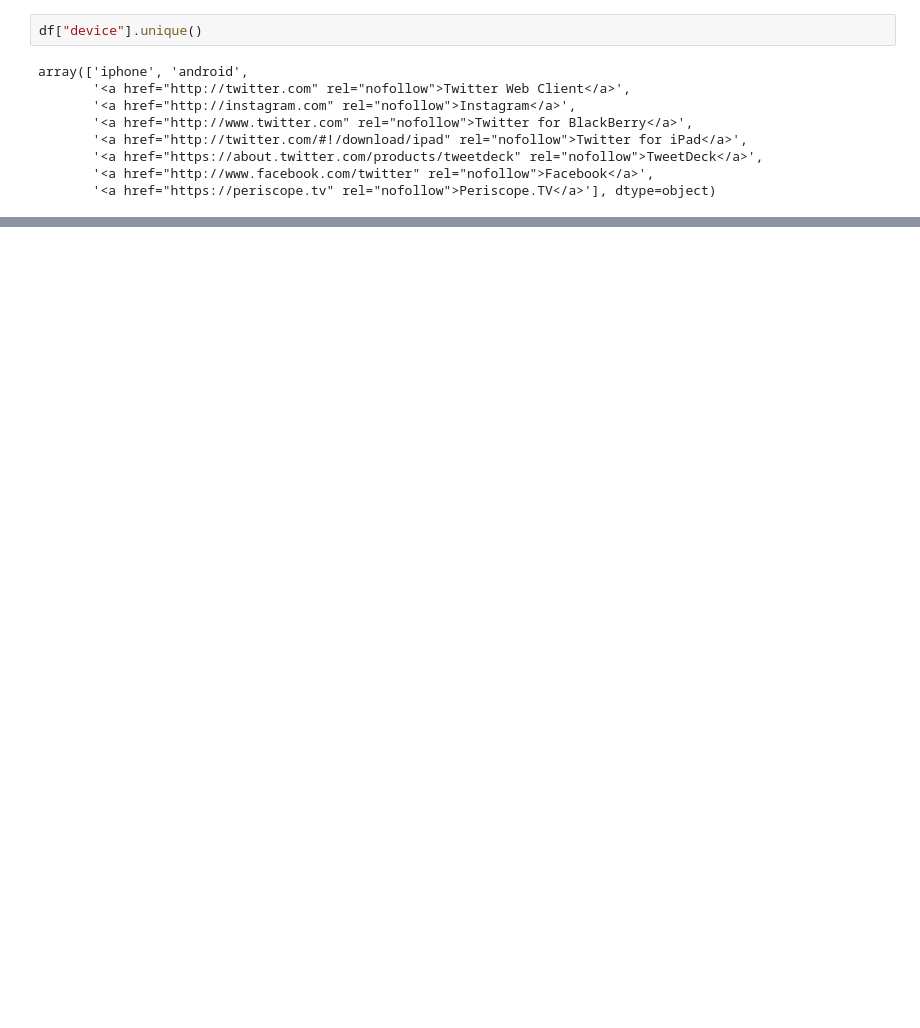
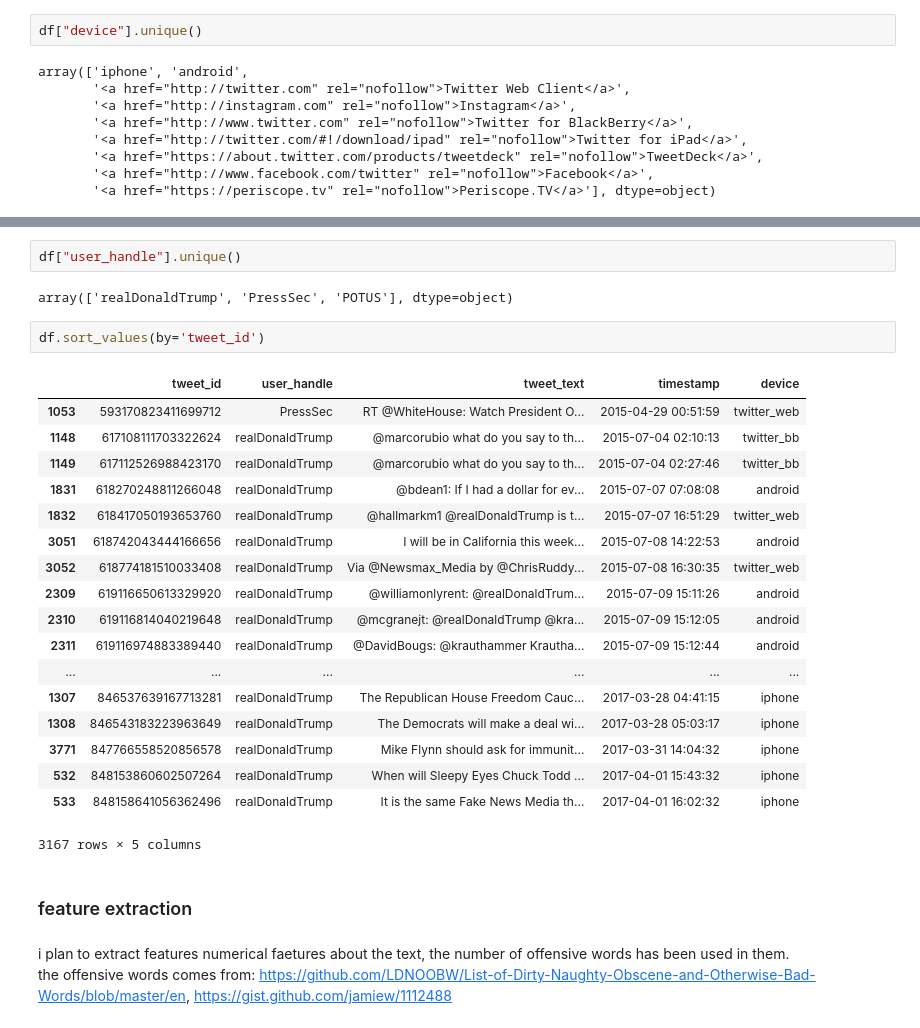
Before and after one commit to ofrik/NLP-HW2, a Jupyter notebook: Untitled.ipynb, the cells around one changed output, grey strips where cells are left out. Drawn from its saved outputs; the diff is of its cells as text; blank space fills up the shorter version.

```diff
--- a/Untitled.ipynb
+++ b/Untitled.ipynb
@@ -112,0 +139,30 @@ array(['iphone', 'android', 'twitter', 'instagram',
+# %%
+df["user_handle"].unique()
+# %% [output]
+array(['realDonaldTrump', 'PressSec', 'POTUS'], dtype=object)
+# %%
+df.sort_values(by='tweet_id')
+# %% [output]
+|  | tweet_id | user_handle | tweet_text | timestamp | device |
+| 1053 | 593170823411699712 | PressSec | RT @WhiteHouse: Watch President O... | 2015-04-29 00:51:59 | twitter_web |
+| 1148 | 617108111703322624 | realDonaldTrump | @marcorubio what do you say to th... | 2015-07-04 02:10:13 | twitter_bb |
+| 1149 | 617112526988423170 | realDonaldTrump | @marcorubio what do you say to th... | 2015-07-04 02:27:46 | twitter_bb |
+| 1831 | 618270248811266048 | realDonaldTrump | @bdean1: If I had a dollar for ev... | 2015-07-07 07:08:08 | android |
+| 1832 | 618417050193653760 | realDonaldTrump | @hallmarkm1 @realDonaldTrump is t... | 2015-07-07 16:51:29 | twitter_web |
+| 3051 | 618742043444166656 | realDonaldTrump | I will be in California this week... | 2015-07-08 14:22:53 | android |
+| 3052 | 618774181510033408 | realDonaldTrump | Via @Newsmax_Media by @ChrisRuddy... | 2015-07-08 16:30:35 | twitter_web |
+| 2309 | 619116650613329920 | realDonaldTrump | @williamonlyrent: @realDonaldTrum... | 2015-07-09 15:11:26 | android |
+| 2310 | 619116814040219648 | realDonaldTrump | @mcgranejt: @realDonaldTrump @kra... | 2015-07-09 15:12:05 | android |
+| 2311 | 619116974883389440 | realDonaldTrump | @DavidBougs: @krauthammer Krautha... | 2015-07-09 15:12:44 | android |
+| ... | ... | ... | ... | ... | ... |
+| 1307 | 846537639167713281 | realDonaldTrump | The Republican House Freedom Cauc... | 2017-03-28 04:41:15 | iphone |
+| 1308 | 846543183223963649 | realDonaldTrump | The Democrats will make a deal wi... | 2017-03-28 05:03:17 | iphone |
+| 3771 | 847766558520856578 | realDonaldTrump | Mike Flynn should ask for immunit... | 2017-03-31 14:04:32 | iphone |
+| 532 | 848153860602507264 | realDonaldTrump | When will Sleepy Eyes Chuck Todd ... | 2017-04-01 15:43:32 | iphone |
+| 533 | 848158641056362496 | realDonaldTrump | It is the same Fake News Media th... | 2017-04-01 16:02:32 | iphone |
+3167 rows × 5 columns
+# %% [markdown]
+### feature extraction
+# %% [markdown]
+i plan to extract features numerical faetures about the text, the number of offensive words has been used in them.
+the offensive words comes from: https://github.com/LDNOOBW/List-of-Dirty-Naughty-Obscene-and-Otherwise-Bad-Words/blob/master/en, https://gist.github.com/jamiew/1112488
```
Also changed, not shown: parts of 35 cells of this notebook.
